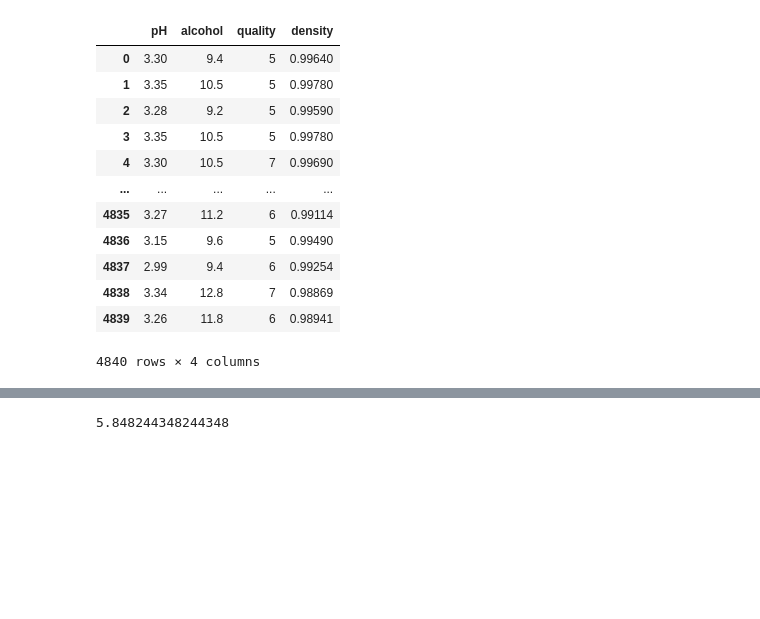
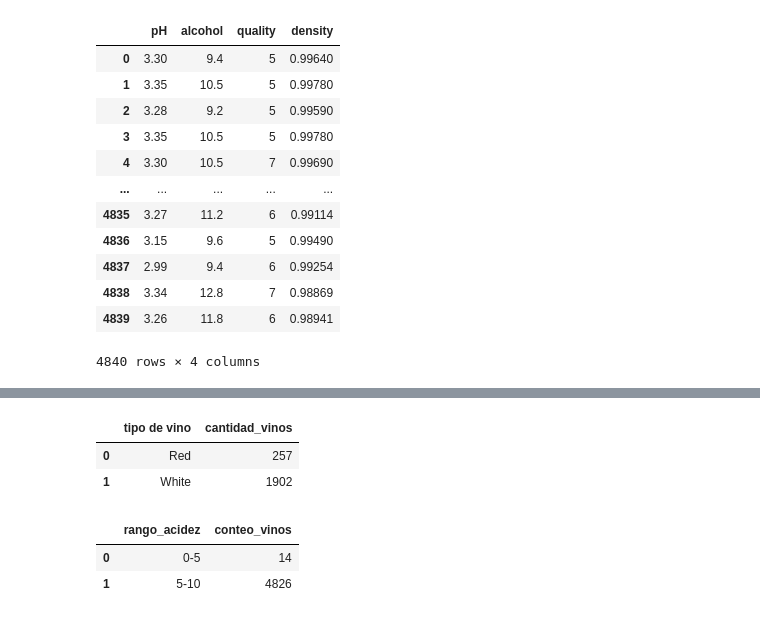
Before and after one commit to choppeb7/Proyecto1-master-mbit, a Jupyter notebook: Notebook.ipynb, the cells around one changed output, grey strips where cells are left out. Saved outputs shown, nothing was run; the diff lists cells and outputs as text; code cells hidden in the pictures; blank space fills up the shorter version.

```diff
--- a/Notebook.ipynb
+++ b/Notebook.ipynb
@@ -268,4 +251,44 @@ promedio_tipo_calidad.head()
 # %%
-promedio_tipo_calidad["promedio_calidad"].loc[1]
+#?
+# promedio_tipo_calidad["promedio_calidad"]
-# %% [output]
-5.848244348244348
+# %%
+#2.	Consulta 2: ¿Cuántos vinos tienen un nivel de alcohol superior a 10.5, agrupados por tipo?
+consulta2 = '''
+SELECT
+    "tipo de vino",
+    COUNT(*) AS cantidad_vinos
+FROM
+    tabla_vinos_limpia
+WHERE
+    alcohol > 10.5
+GROUP BY
+    "tipo de vino"
+'''
+cantidad_vinos_alcohol=pd.read_sql(consulta2, conexion)
+cantidad_vinos_alcohol.head()
+# %% [output]
+|  | tipo de vino | cantidad_vinos |
+| 0 | Red | 257 |
+| 1 | White | 1902 |
+# %%
+#3.	Consulta 3: Obtén el conteo de vinos por nivel de acidez (fixed acidity) agrupados en rangos (por ejemplo, de 0-5, 5-10, 10-15).
+consulta3 = '''
+SELECT
+    CASE
+        WHEN "fixed acidity" < 5 THEN '0-5'
+        WHEN "fixed acidity" >= 5 AND "fixed acidity" < 10 THEN '5-10'
+        WHEN "fixed acidity" >= 10 AND "fixed acidity" < 15 THEN '10-15'
+        ELSE '15+'
+    END AS rango_acidez,
+    COUNT(*) AS conteo_vinos
+FROM
+    tabla_vinos_limpia
+GROUP BY
+    rango_acidez
+'''
+conteo_vinos_acidez = pd.read_sql(consulta3, conexion)
+conteo_vinos_acidez.head()
+# %% [output]
+|  | rango_acidez | conteo_vinos |
+| 0 | 0-5 | 14 |
+| 1 | 5-10 | 4826 |
```
Also changed, not shown: parts of 19 cells of this notebook, 1 other file.
